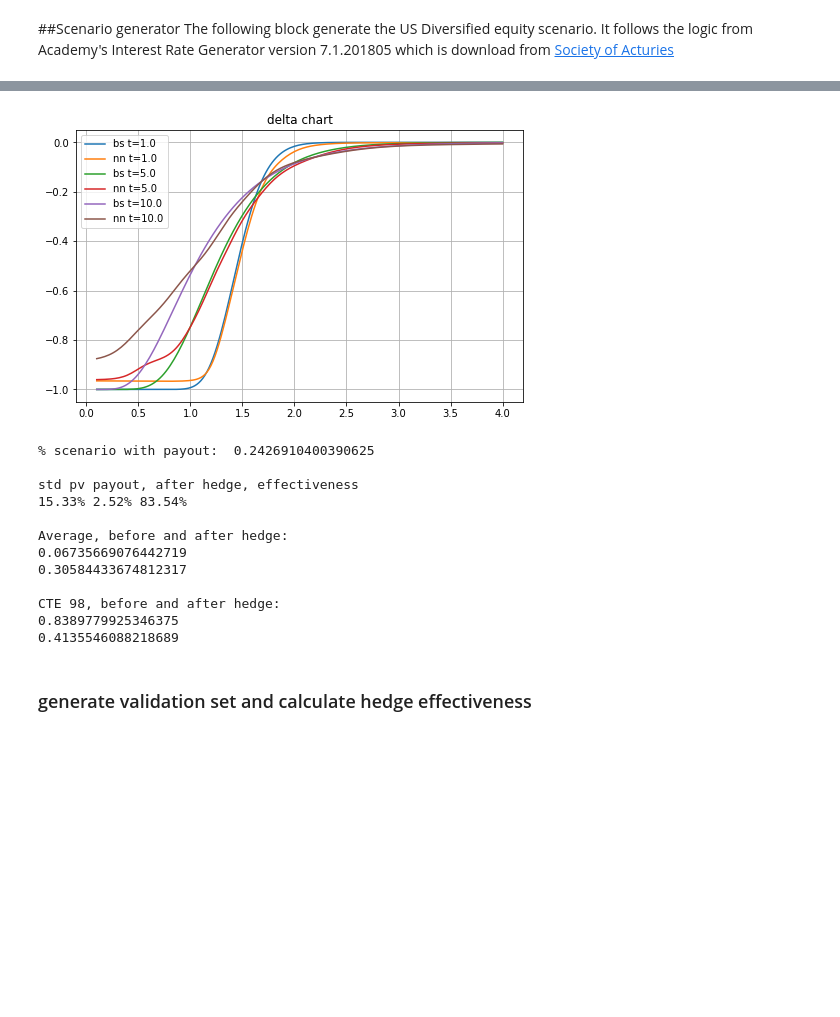
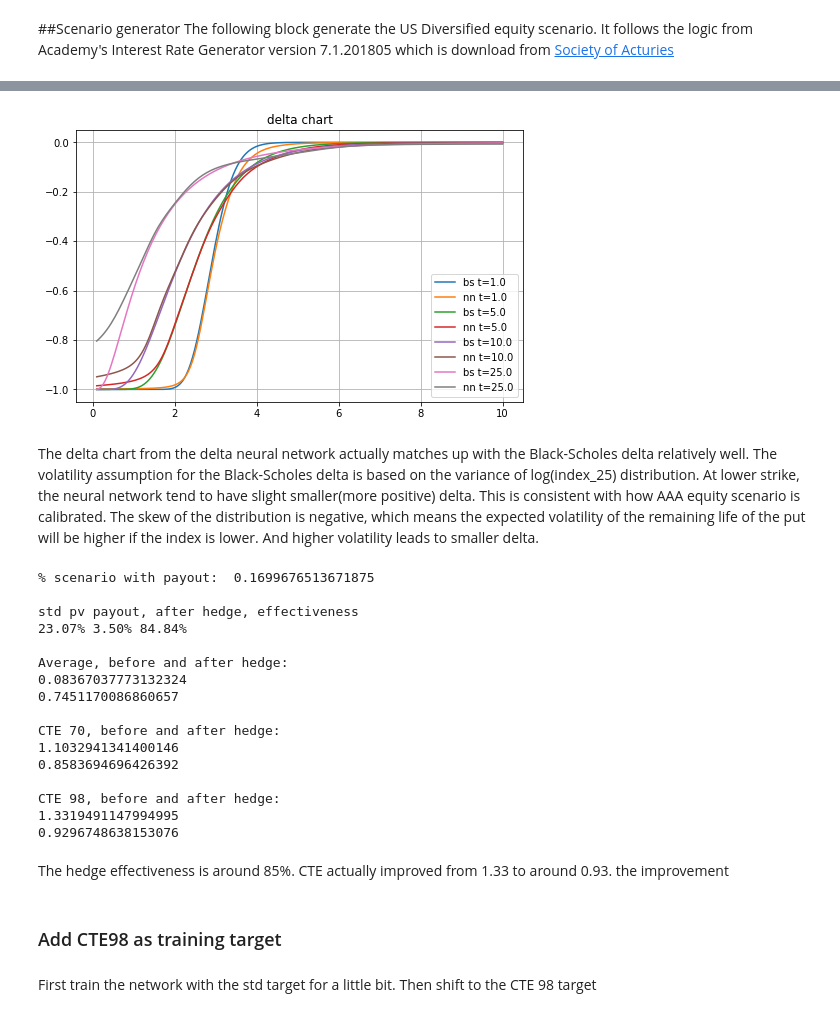
Before and after one commit to yufeng66/FutureGreeks, a Jupyter notebook: AAA_scenario_10yr_put.ipynb, the cells around one changed output, grey strips where cells are left out. Saved outputs shown, nothing was run; the diff lists cells and outputs as text; code cells hidden in the pictures; blank space fills up the shorter version.

```diff
--- a/AAA_scenario_10yr_put.ipynb
+++ b/AAA_scenario_10yr_put.ipynb
@@ -139,7 +152,7 @@ def cashflow_1(scenario):
   """
     cash flow module for a put
   """
-  strike = 1.5
+  strike = 3.
   payout = torch.clamp(strike-scenario[:,-1],min=0.0)
   cf=torch.zeros_like(scenario)
   cf[:,-1].add_(payout)
@@ -149,7 +164,7 @@ K1, K2 = 6, 10
 N1=2**K1   #batch count
 N2=2**K2   #batch size
 
-T=120
+T=300
 rf=0.025
 
 idx,sigma=aaa_us(N=N1*N2,T=T)
@@ -216,7 +237,7 @@ for t in range(300):
         optimizer.step()
     if t%10==0: print(t,loss.item())
     t2=time.time()
-    if t2-t1> 120:
-      print(t2-t1)
+    if t2-t1> 180:
       break
+print(t2-t1)
 # %% [output]
@@ -258,38 +270,40 @@ def delta_bs(S, K, r, q, T, sigma):
 # %%
 import matplotlib.pyplot as plt
 import numpy as np
 
 vol=torch.log(idx[:,:,-1]).std().cpu().item()
-vol=vol/math.sqrt(10)
-#this is the effective volatility of the scenario at year 10
+vol=vol/math.sqrt(25)
+#this is the effective volatility of the scenario at year 25
 
 plt.clf()
 plt.cla()
 plt.close()
 plt.figure(figsize=(8,5))
 plt.grid(True)
 
-tl=[1,5.0,10.0]
+tl=[1.0,5.0,10.0,25.0]
 for t in tl:
-  s=torch.linspace(0.1,4,200,device=device)
+  s=torch.linspace(0.1,10,200,device=device)
   tsvc=torch.zeros((200,3),device=device)
   tsvc[:,0]=t
   tsvc[:,1]=s
   tsvc[:,2]= 0.1476
-  d_bs=delta_bs(s.cpu().numpy(),1.5,rf,0,t,vol)-1
+  d_bs=delta_bs(s.cpu().numpy(),3.,rf,0,t,vol)-1
   d_nn=-model_delta(tsvc)
   plt.plot(s.cpu().numpy(),d_bs,label="bs t="+ "%.1f" % t)
   plt.plot(s.cpu().numpy(),d_nn.cpu().view(200).detach().numpy(),
            label="nn t="+ "%.1f" % t)
 
 
 
 plt.title("delta chart")
 plt.legend()
 #plt.savefig("test.svg")
 plt.show()
 # %% [output]
-[figure, old version]
+[figure, new version]
+# %% [markdown]
+The delta chart from the delta neural network actually matches up with the Black-Scholes delta relatively well. The volatility assumption for the Black-Scholes delta is based on the variance of log(index_25) distribution. At lower strike, the neural network tend to have slight smaller(more positive) delta. This is consistent with how AAA equity scenario is calibrated. The skew of the distribution is negative, which means the expected volatility of the remaining life of the put will be higher if the index is lower. And higher volatility leads to smaller delta.
 # %%
 def cte98(e):
   n=e.size()[0]
@@ -320,24 +340,34 @@ print("\nAverage, before and after hedge:")
 print(pv_payout.mean().item())
 print((pv_payout-gamma_gl-delta_gl).mean().item())
 
+print("\nCTE 70, before and after hedge:")
+print(cte70(pv_payout).item())
+print(cte70(pv_payout-gamma_gl-delta_gl).item())
+
 print("\nCTE 98, before and after hedge:")
 print(cte98(pv_payout).item())
 print(cte98(pv_payout-gamma_gl-delta_gl).item())
 # %% [output]
-% scenario with payout:  0.2426910400390625
+% scenario with payout:  0.1699676513671875
 
 std pv payout, after hedge, effectiveness
-15.33% 2.52% 83.54%
+23.07% 3.50% 84.84%
 
 Average, before and after hedge:
-0.06735669076442719
-0.30584433674812317
+0.08367037773132324
+0.7451170086860657
+
+CTE 70, before and after hedge:
+1.1032941341400146
+0.8583694696426392
 
 CTE 98, before and after hedge:
-0.8389779925346375
-0.4135546088218689
+1.3319491147994995
+0.9296748638153076
-# %% [markdown]
-### generate validation set and calculate hedge effectiveness
+# %% [markdown]
+The hedge effectiveness is around 85%. CTE actually improved from 1.33 to around 0.93. the improvement
+# %% [markdown]
+### Add CTE98 as training target
 # %%
 cte_delta = torch.nn.Sequential(
     torch.nn.Linear(3, 32),
@@ -348,6 +378,8 @@ cte_delta = torch.nn.Sequential(
     torch.nn.Sigmoid(),
 )
 cte_delta = cte_delta.to(device)
+# %% [markdown]
+First train the network with the std target for a little bit. Then shift to the CTE 98 target
 # %%
 import time
 optimizer = torch.optim.AdamW(cte_delta.parameters(),lr=0.02,
```
Also changed, not shown: parts of 14 cells of this notebook.
